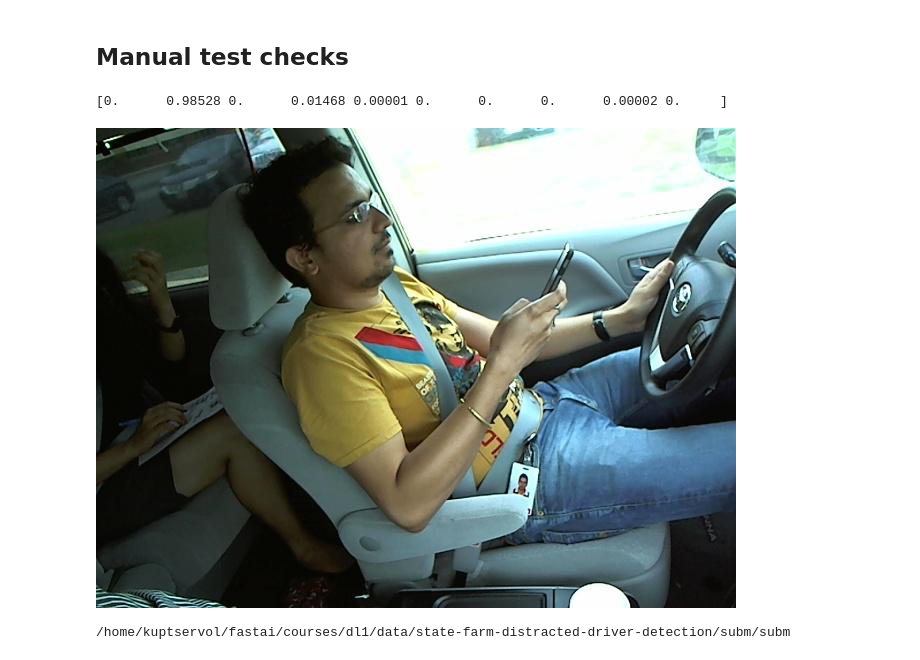
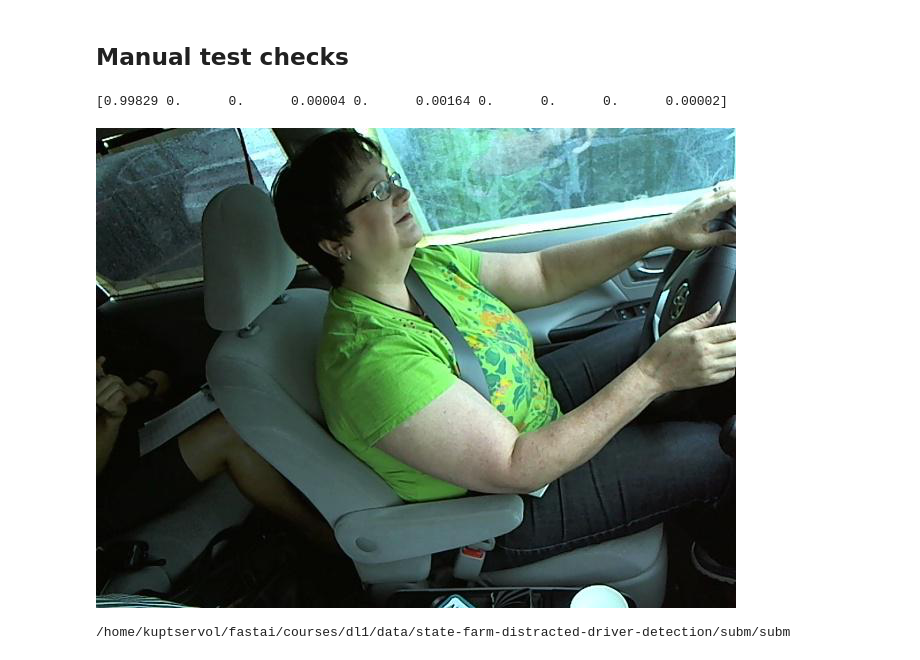
Before and after one commit to kuptservol/kaggle, a Jupyter notebook: state-farm-distracted-driver-detection/State_Farm_Distracted_Driver_Detection.ipynb, the cells around one changed output. Saved outputs shown, nothing was run; the diff lists cells and outputs as text; code cells hidden in the pictures.

```diff
--- a/state-farm-distracted-driver-detection/State_Farm_Distracted_Driver_Detection.ipynb
+++ b/state-farm-distracted-driver-detection/State_Farm_Distracted_Driver_Detection.ipynb
@@ -222,13 +222,13 @@ array([0.1521 , 0.00075, 0.00144, 0.00019, 0.00764, 0.76895, 0.02017, 0.03096, 0
 ## Manual test checks
 # %%
 #check some values
-check_i = 150
+check_i = 156
 fn = PATH + data.test_ds.fnames[check_i];
 print(test_predicts[check_i])
 img = PIL.Image.open(fn); img
 # %% [output]
-[0.      0.98528 0.      0.01468 0.00001 0.      0.      0.      0.00002 0.     ]
+[0.99829 0.      0.      0.00004 0.      0.00164 0.      0.      0.      0.00002]
-[figure, old version]
+[figure, new version]
 # %%
 ds = pd.DataFrame(test_predicts)
 ds.columns = data.classes
```
Also changed, not shown: parts of 2 cells of this notebook.
